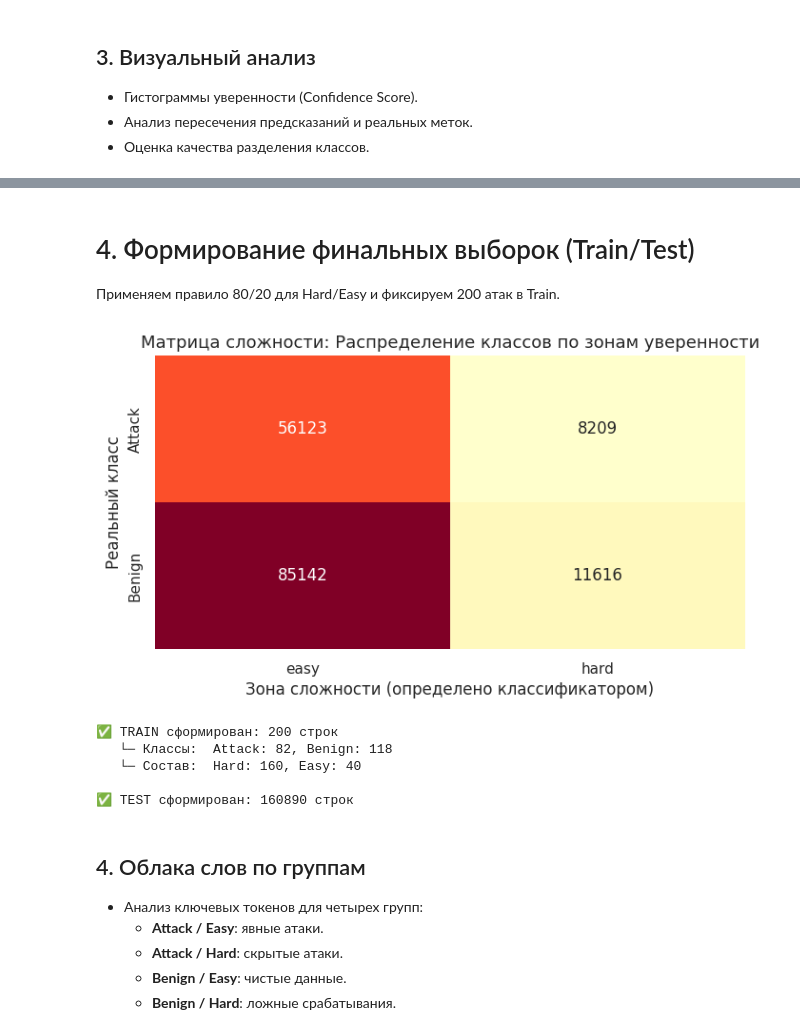
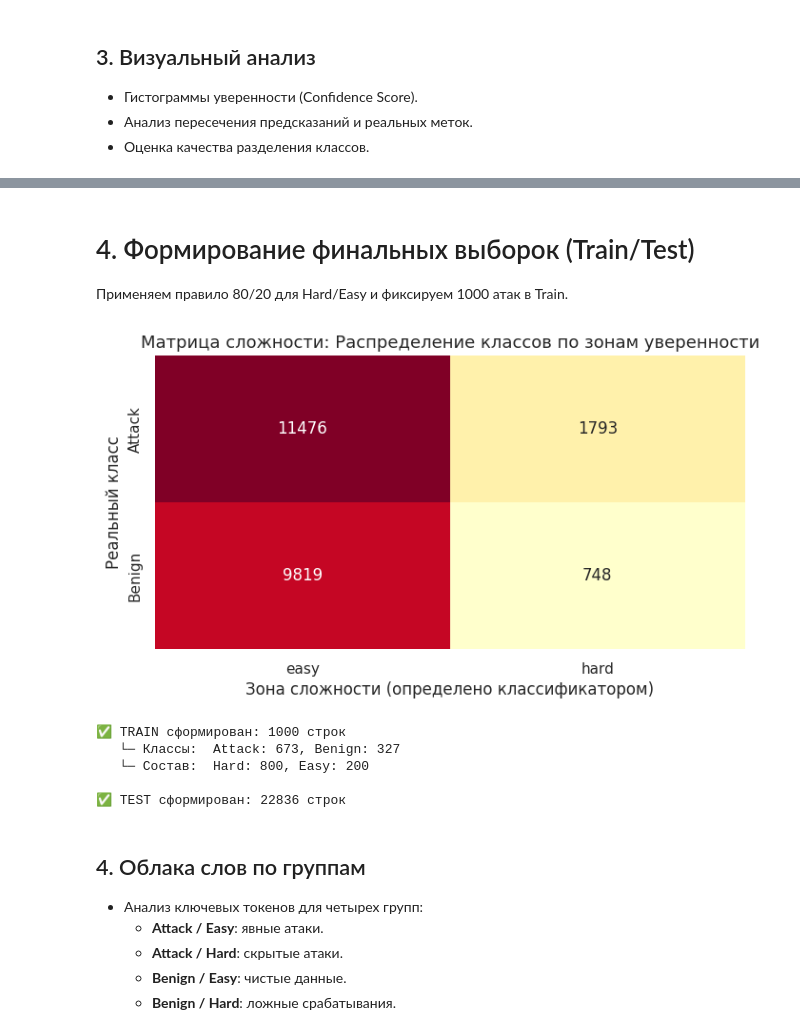
Before and after one commit to Artemmakanov/itmo_mlsd, a Jupyter notebook: research/notebooks/eda.ipynb, the cells around one changed output, grey strips where cells are left out. Drawn from its saved outputs; the diff is of its cells as text; code cells hidden in the pictures.

```diff
--- a/research/notebooks/eda.ipynb
+++ b/research/notebooks/eda.ipynb
@@ -4,26 +97,6 @@
 * Функции для очистки текста, фильтрации словаря и векторизации.
 * Загрузка исходного датасета.
 # %%
-import pandas as pd
-import numpy as np
-import re
-import matplotlib.pyplot as plt
-import seaborn as sns
-from collections import Counter
-
-from sklearn.naive_bayes import MultinomialNB
-from sklearn.model_selection import train_test_split
-from sklearn.feature_extraction.text import CountVectorizer
-from sklearn.decomposition import TruncatedSVD
-
-from wordcloud import WordCloud
-
-
-pd.set_option('display.max_colwidth', 150)
-
-# Настройки визуализации
-sns.set_theme(style="whitegrid")
-%matplotlib inline
 
 def clean_text(text):
     return re.sub(r'[^\w\s]', '', str(text).lower()).split()
@@ -49,7 +122,8 @@ def create_features(texts, vocab):
                 features[i, token_to_idx[t]] = 1
     return features
 
-# Загрузка (предполагаем, что df уже в памяти)
-df = pd.read_csv('../../data/df_source.csv', index_col=0)
+
+df = df.dropna(subset=["text"])
+df = df.reset_index().drop('index', axis=1)
 print(f"Исходный датасет: {df.shape}")
 # %% [output]
@@ -137,7 +211,7 @@ plt.show()
 # %% [markdown]
 # 4. Формирование финальных выборок (Train/Test)
 
-Применяем правило 80/20 для Hard/Easy и фиксируем 200 атак в Train.
+Применяем правило 80/20 для Hard/Easy и фиксируем 1000 атак в Train.
 # %%
 # 1. Маркировка сложности
 df['complexity'] = df.apply(lambda x: 'hard' if x['label'] != x['pred'] else 'easy', axis=1)
@@ -165,46 +239,46 @@ plt.title(
 )
 plt.ylabel('Реальный класс')
 plt.xlabel('Зона сложности (определено классификатором)')
-plt.savefig('complexity_matrix.png')
+plt.savefig('../../docs/imgs/complexity_matrix.png')
 plt.show()
 
 
 # 3. Формирование финального датасета (80% Hard / 20% Easy)
 # Сначала формируем общую стратегию выбора из df
 df_hard = df[df.complexity == 'hard']
 df_easy = df[df.complexity == 'easy']
 
-# Вычисляем, сколько нам нужно взять из каждой группы для итоговых 200 строк
-# 200 * 0.8 = 160 hard, 200 * 0.2 = 40 easy
-n_train_total = 200
+# Вычисляем, сколько нам нужно взять из каждой группы для итоговых
+#  строк
+n_train_total = 1000
 n_hard_train = int(n_train_total * 0.8)
 n_easy_train = n_train_total - n_hard_train
 
 # Сэмплируем с учетом стратификации по label внутри каждой группы сложности
 def stratified_sample(df_sub, n):
     if len(df_sub) <= n: return df_sub
     return train_test_split(df_sub, train_size=n, stratify=df_sub.label, random_state=42)[0]
 
 train_hard_part = stratified_sample(df_hard, n_hard_train)
 train_easy_part = stratified_sample(df_easy, n_easy_train)
 
-df_train = pd.concat([train_hard_part, train_easy_part]).sample(frac=1, random_state=42).reset_index(drop=True)
+df_train = pd.concat([train_hard_part, train_easy_part]).sample(frac=1, random_state=42)
 
 # Все остальное уходит в тест
-df_test = df.drop(df_train.index).reset_index(drop=True)
+df_test = df.drop(df_train.index)
 
 # --- Итоговая статистика ---
 print(f"✅ TRAIN сформирован: {len(df_train)} строк")
 print(f"   └─ Классы:  Attack: {sum(df_train.label)}, Benign: {len(df_train)-sum(df_train.label)}")
 print(f"   └─ Состав:  Hard: {len(df_train[df_train.complexity=='hard'])}, Easy: {len(df_train[df_train.complexity=='easy'])}")
 print(f"\n✅ TEST сформирован: {len(df_test)} строк")
 # %% [output]
-[figure, old version]
+[figure, new version]
-✅ TRAIN сформирован: 200 строк
-   └─ Классы:  Attack: 82, Benign: 118
-   └─ Состав:  Hard: 160, Easy: 40
+✅ TRAIN сформирован: 1000 строк
+   └─ Классы:  Attack: 673, Benign: 327
+   └─ Состав:  Hard: 800, Easy: 200
 
-✅ TEST сформирован: 160890 строк
+✅ TEST сформирован: 22836 строк
 # %% [markdown]
 ## 4. Облака слов по группам
 * Анализ ключевых токенов для четырех групп:
```
Also changed, not shown: parts of 17 cells of this notebook, 8 other files.
